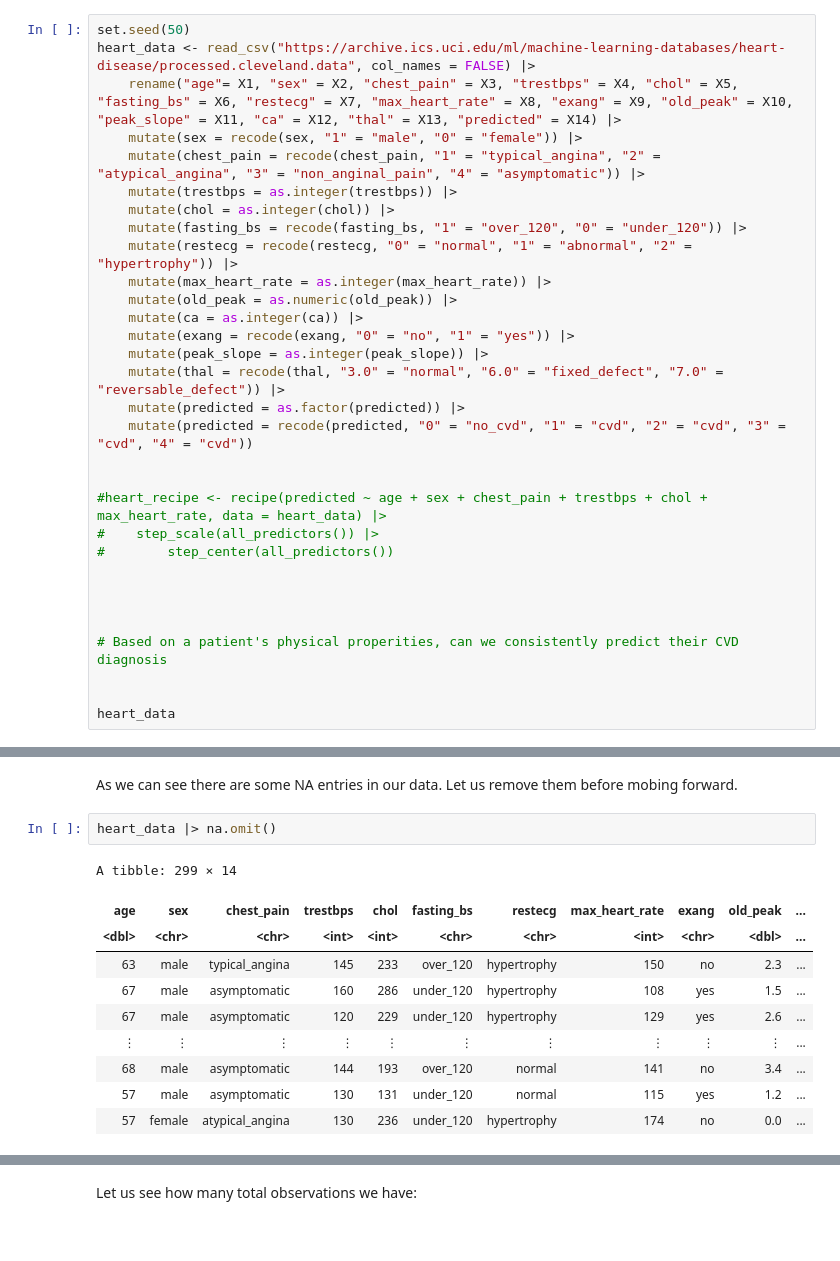
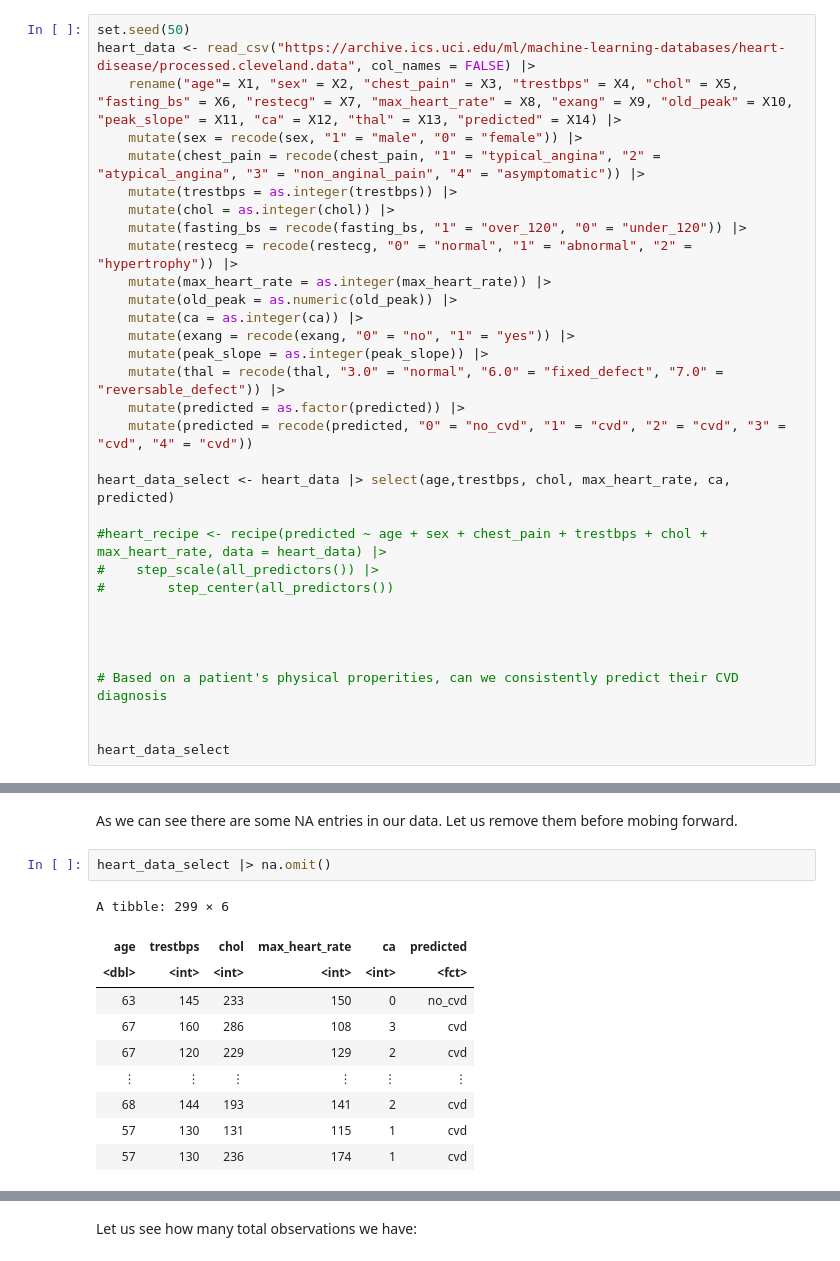
Before and after one commit to VashistSahil/DSCI-100-project, a Jupyter notebook: dsci100 proposal.ipynb, the cells around one changed output, grey strips where cells are left out. Saved outputs shown, nothing was run; the diff lists cells and outputs as text.

```diff
--- a/dsci100 proposal.ipynb
+++ b/dsci100 proposal.ipynb
@@ -79,6 +79,7 @@ heart_data <- read_csv("https://archive.ics.uci.edu/ml/machine-learning-database
     mutate(predicted = as.factor(predicted)) |>
     mutate(predicted = recode(predicted, "0" = "no_cvd", "1" = "cvd", "2" = "cvd", "3" = "cvd", "4" = "cvd"))
 
+heart_data_select <- heart_data |> select(age,trestbps, chol, max_heart_rate, ca, predicted)
 
 #heart_recipe <- recipe(predicted ~ age + sex + chest_pain + trestbps + chol + max_heart_rate, data = heart_data) |>
 #    step_scale(all_predictors()) |>
@@ -90,7 +91,7 @@ heart_data <- read_csv("https://archive.ics.uci.edu/ml/machine-learning-database
 # Based on a patient's physical properities, can we consistently predict their CVD diagnosis
 
 
-heart_data
+heart_data_select
 # %% [output]
 Rows: 303 Columns: 14
 ── Column specification ────────────────────────────────────────────────────────
@@ -125,16 +126,16 @@ A tibble: 1 × 1
 As we can see there are some NA entries in our data.
 Let us remove them before mobing forward.
 # %%
-heart_data |> na.omit()
+heart_data_select |> na.omit()
 # %% [output]
-A tibble: 299 × 14
+A tibble: 299 × 6
-| age | sex | chest_pain | trestbps | chol | fasting_bs | restecg | max_heart_rate | exang | old_peak | ... |
-| <dbl> | <chr> | <chr> | <int> | <int> | <chr> | <chr> | <int> | <chr> | <dbl> | ... |
-| 63 | male | typical_angina | 145 | 233 | over_120 | hypertrophy | 150 | no | 2.3 | ... |
-| 67 | male | asymptomatic | 160 | 286 | under_120 | hypertrophy | 108 | yes | 1.5 | ... |
-| 67 | male | asymptomatic | 120 | 229 | under_120 | hypertrophy | 129 | yes | 2.6 | ... |
-| ⋮ | ⋮ | ⋮ | ⋮ | ⋮ | ⋮ | ⋮ | ⋮ | ⋮ | ⋮ | ... |
-| 68 | male | asymptomatic | 144 | 193 | over_120 | normal | 141 | no | 3.4 | ... |
-| 57 | male | asymptomatic | 130 | 131 | under_120 | normal | 115 | yes | 1.2 | ... |
-| 57 | female | atypical_angina | 130 | 236 | under_120 | hypertrophy | 174 | no | 0.0 | ... |
+| age | trestbps | chol | max_heart_rate | ca | predicted |
+| <dbl> | <int> | <int> | <int> | <int> | <fct> |
+| 63 | 145 | 233 | 150 | 0 | no_cvd |
+| 67 | 160 | 286 | 108 | 3 | cvd |
+| 67 | 120 | 229 | 129 | 2 | cvd |
+| ⋮ | ⋮ | ⋮ | ⋮ | ⋮ | ⋮ |
+| 68 | 144 | 193 | 141 | 2 | cvd |
+| 57 | 130 | 131 | 115 | 1 | cvd |
+| 57 | 130 | 236 | 174 | 1 | cvd |
 # %%
```
Also changed, not shown: parts of 13 cells of this notebook.
